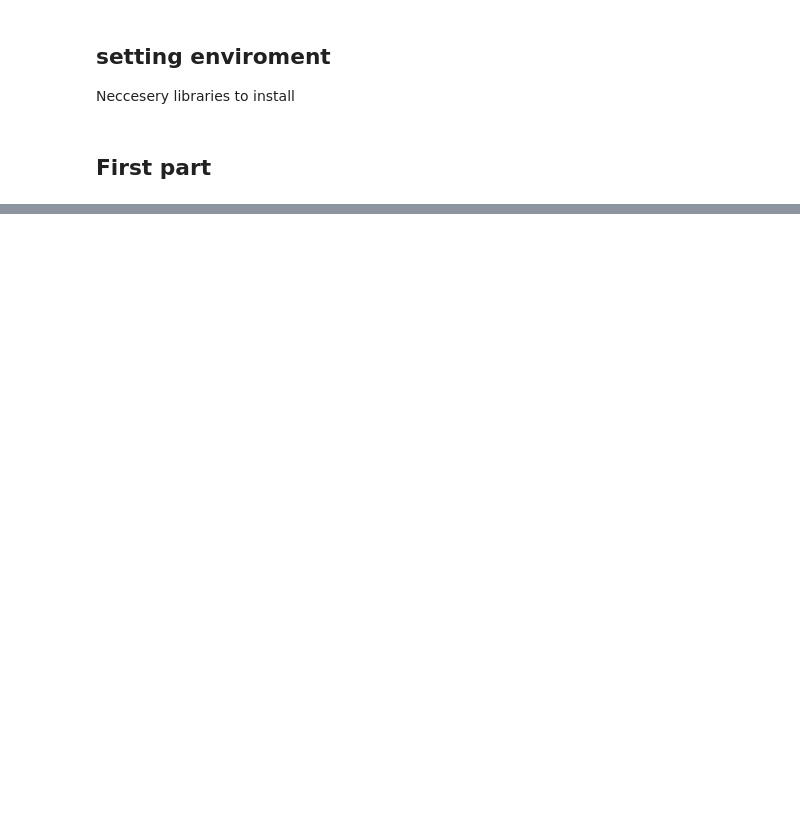
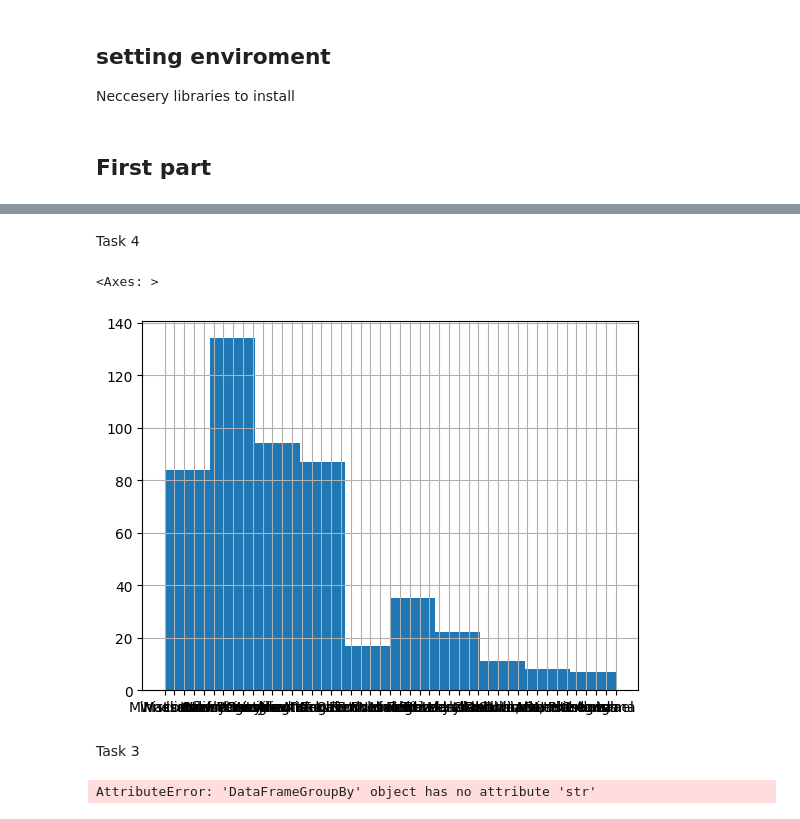
Before and after one commit to MichalS16/Data-processing-in-Python, a Jupyter notebook: midterm.ipynb, the cells around one changed output, grey strips where cells are left out. Drawn from its saved outputs; the diff is of its cells as text; code cells hidden in the pictures; blank space fills up the shorter version.

```diff
--- a/midterm.ipynb
+++ b/midterm.ipynb
@@ -35,0 +115,9 @@ NameError: name 'pd' is not defined
+# %%
+# load again clean dataset (yes, it can be done nicer..)
+data_sp=pd.read_csv("data/companies_no_subindustry.csv")
+data_sp["included"].dropna(inplace = True)
+data_sp["Founded"] = pd.to_datetime(data_sp["Founded"], dayfirst=True, errors='coerce')
+min_date = data_sp["Founded"].min()
+max_date = data_sp["Founded"].max()
+# odlest company
+data_sp[data_sp["Founded"]==min_date]
@@ -35,0 +137,16 @@ NameError: name 'pd' is not defined
+# %% [markdown]
+Task 4
+# %%
+# having state
+data_sp["state"] = data_sp["hq"].str.split(", ", expand=True)[1]
+# %%
+data_sp["state"].hist() # we can not see the names properly bu we can conlude that is not evenly distributed
+# %% [output]
+<Axes: >
+[figure, added]
+# %% [markdown]
+Task 3
+# %%
+data_sp.groupby(['GICS_Sector']).str.sum().plot.pie() # not working maybe cost type
+# %% [output]
+AttributeError: 'DataFrameGroupBy' object has no attribute 'str'
```
Also changed, not shown: parts of 18 cells of this notebook, 5 other files.
